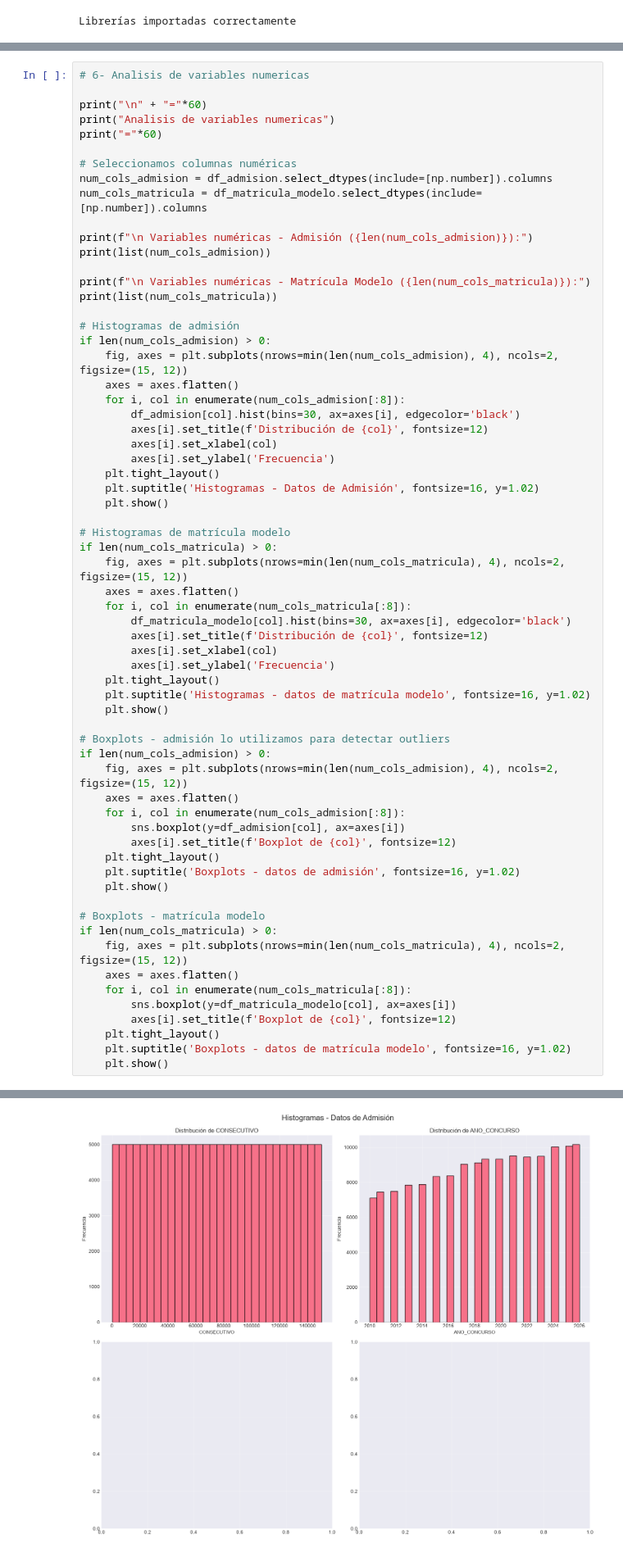
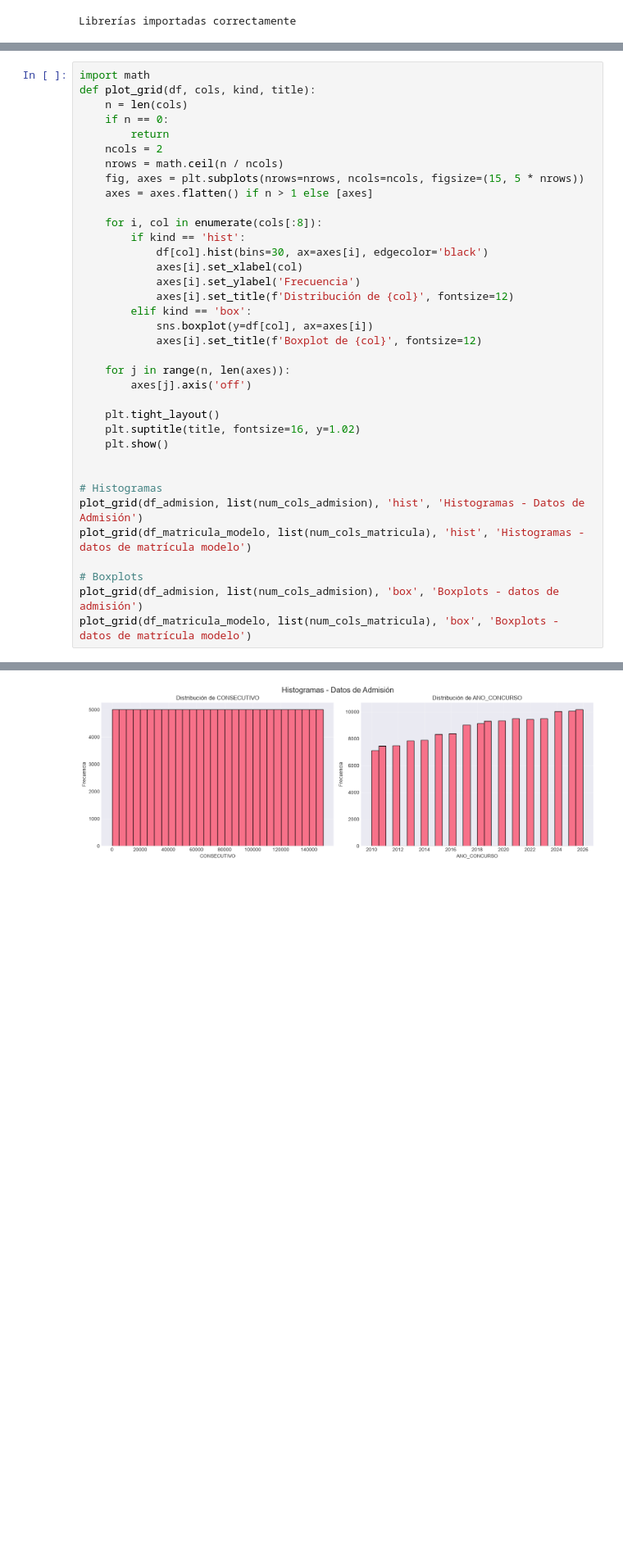
Before and after one commit to jeriel169017-a11y/Proyecto-Pragra-Final, a Jupyter notebook: database/exploracion_inicial.ipynb, the cells around one changed output, grey strips where cells are left out. Shown at 82% size. Cells and saved outputs as stored; diff of their text form; blank space fills up the shorter version.

Commit message:
notebook de exploración de datos

```diff
--- a/database/exploracion_inicial.ipynb
+++ b/database/exploracion_inicial.ipynb
@@ -166,67 +166,39 @@ Calidad de datos
  Filas duplicadas - Admisión: 0
  Filas duplicadas - Matrícula Modelo: 0
 # %%
-# 6- Analisis de variables numericas
+import math
+def plot_grid(df, cols, kind, title):
+    n = len(cols)
+    if n == 0:
+        return
+    ncols = 2
+    nrows = math.ceil(n / ncols)
+    fig, axes = plt.subplots(nrows=nrows, ncols=ncols, figsize=(15, 5 * nrows))
+    axes = axes.flatten() if n > 1 else [axes]
 
-print("\n" + "="*60)
-print("Analisis de variables numericas")
-print("="*60)
+    for i, col in enumerate(cols[:8]):
+        if kind == 'hist':
+            df[col].hist(bins=30, ax=axes[i], edgecolor='black')
+            axes[i].set_xlabel(col)
+            axes[i].set_ylabel('Frecuencia')
+            axes[i].set_title(f'Distribución de {col}', fontsize=12)
+        elif kind == 'box':
+            sns.boxplot(y=df[col], ax=axes[i])
+            axes[i].set_title(f'Boxplot de {col}', fontsize=12)
 
-# Seleccionamos columnas numéricas
-num_cols_admision = df_admision.select_dtypes(include=[np.number]).columns
-num_cols_matricula = df_matricula_modelo.select_dtypes(include=[np.number]).columns
+    for j in range(n, len(axes)):
+        axes[j].axis('off')
 
-print(f"\n Variables numéricas - Admisión ({len(num_cols_admision)}):")
-print(list(num_cols_admision))
-
-print(f"\n Variables numéricas - Matrícula Modelo ({len(num_cols_matricula)}):")
-print(list(num_cols_matricula))
-
-# Histogramas de admisión
-if len(num_cols_admision) > 0:
-    fig, axes = plt.subplots(nrows=min(len(num_cols_admision), 4), ncols=2, figsize=(15, 12))
-    axes = axes.flatten()
-    for i, col in enumerate(num_cols_admision[:8]):
-        df_admision[col].hist(bins=30, ax=axes[i], edgecolor='black')
-        axes[i].set_title(f'Distribución de {col}', fontsize=12)
-        axes[i].set_xlabel(col)
-        axes[i].set_ylabel('Frecuencia')
     plt.tight_layout()
-    plt.suptitle('Histogramas - Datos de Admisión', fontsize=16, y=1.02)
+    plt.suptitle(title, fontsize=16, y=1.02)
     plt.show()
 
-# Histogramas de matrícula modelo
-if len(num_cols_matricula) > 0:
-    fig, axes = plt.subplots(nrows=min(len(num_cols_matricula), 4), ncols=2, figsize=(15, 12))
-    axes = axes.flatten()
-    for i, col in enumerate(num_cols_matricula[:8]):
-        df_matricula_modelo[col].hist(bins=30, ax=axes[i], edgecolor='black')
-        axes[i].set_title(f'Distribución de {col}', fontsize=12)
-        axes[i].set_xlabel(col)
-        axes[i].set_ylabel('Frecuencia')
-    plt.tight_layout()
-    plt.suptitle('Histogramas - datos de matrícula modelo', fontsize=16, y=1.02)
-    plt.show()
 
-# Boxplots - admisión lo utilizamos para detectar outliers
-if len(num_cols_admision) > 0:
-    fig, axes = plt.subplots(nrows=min(len(num_cols_admision), 4), ncols=2, figsize=(15, 12))
-    axes = axes.flatten()
-    for i, col in enumerate(num_cols_admision[:8]):
-        sns.boxplot(y=df_admision[col], ax=axes[i])
-        axes[i].set_title(f'Boxplot de {col}', fontsize=12)
-    plt.tight_layout()
-    plt.suptitle('Boxplots - datos de admisión', fontsize=16, y=1.02)
-    plt.show()
+# Histogramas
+plot_grid(df_admision, list(num_cols_admision), 'hist', 'Histogramas - Datos de Admisión')
+plot_grid(df_matricula_modelo, list(num_cols_matricula), 'hist', 'Histogramas - datos de matrícula modelo')
 
-# Boxplots - matrícula modelo
-if len(num_cols_matricula) > 0:
-    fig, axes = plt.subplots(nrows=min(len(num_cols_matricula), 4), ncols=2, figsize=(15, 12))
-    axes = axes.flatten()
-    for i, col in enumerate(num_cols_matricula[:8]):
-        sns.boxplot(y=df_matricula_modelo[col], ax=axes[i])
-        axes[i].set_title(f'Boxplot de {col}', fontsize=12)
-    plt.tight_layout()
-    plt.suptitle('Boxplots - datos de matrícula modelo', fontsize=16, y=1.02)
-    plt.show()
+# Boxplots
+plot_grid(df_admision, list(num_cols_admision), 'box', 'Boxplots - datos de admisión')
+plot_grid(df_matricula_modelo, list(num_cols_matricula), 'box', 'Boxplots - datos de matrícula modelo')
 # %% [output]
@@ -242 +205 @@ Analisis de variables numericas
-[figure, old version]
+[figure, new version]
```
Also changed, not shown: parts of 2 cells of this notebook.
